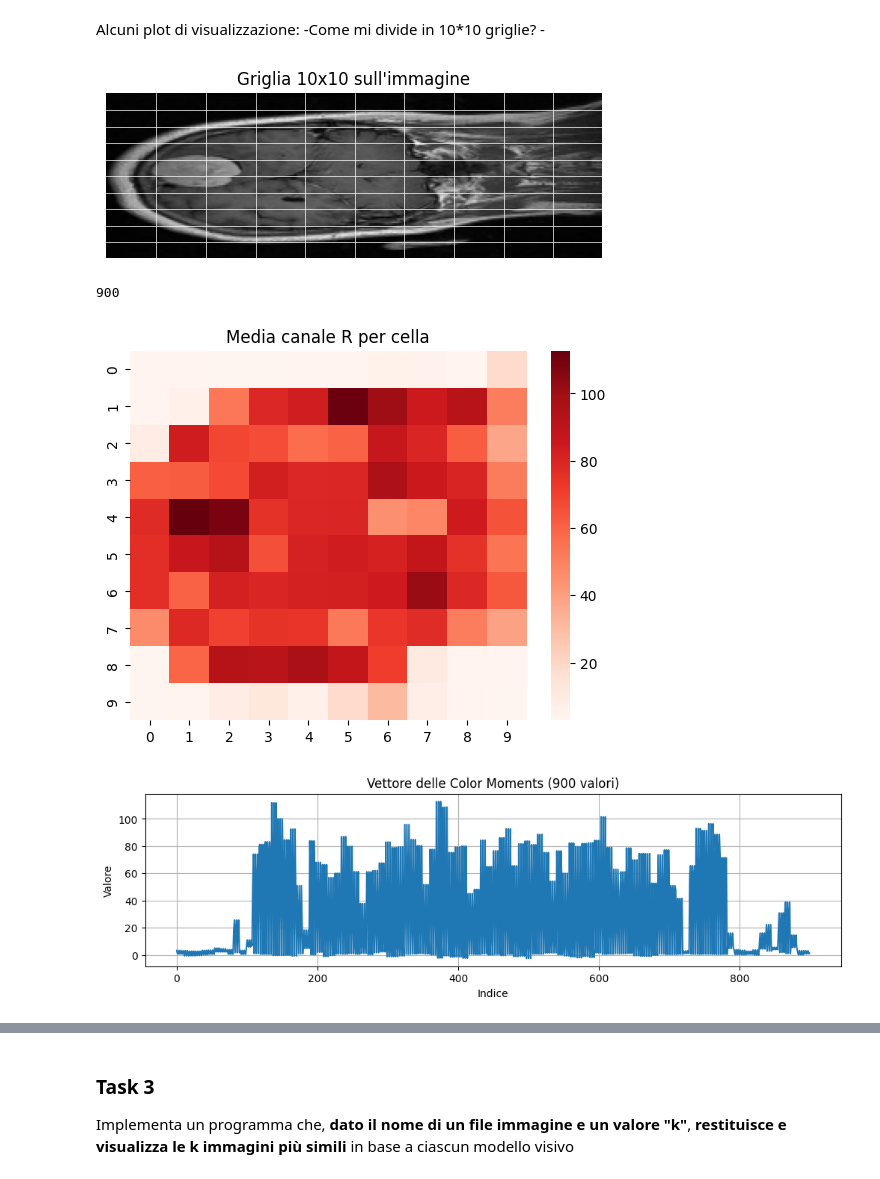
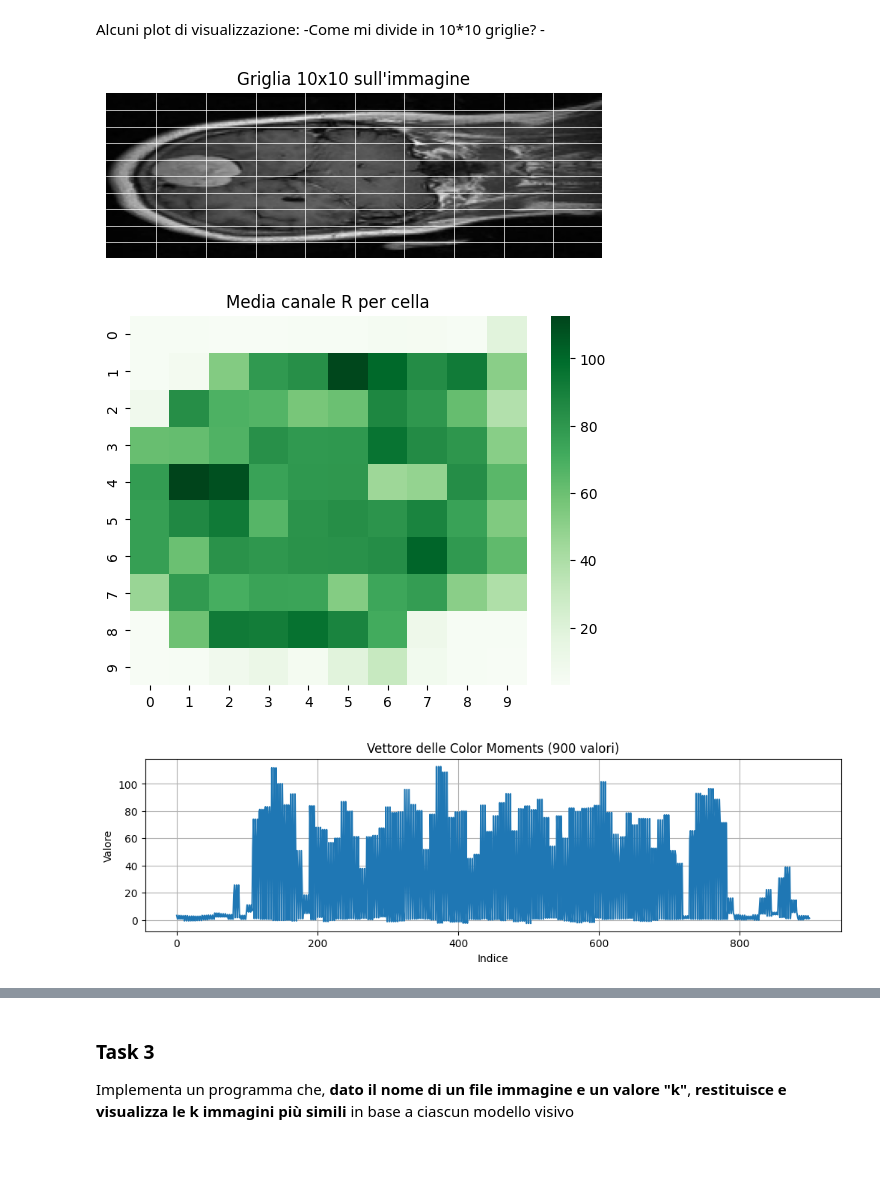
Before and after one commit to Calienn/DBmulti, a Jupyter notebook: Color_moments.ipynb, the cells around one changed output, grey strips where cells are left out. Drawn from its saved outputs; the diff is of its cells as text; code cells hidden in the pictures.

Commit message:
Color moment modifiche

```diff
--- a/Color_moments.ipynb
+++ b/Color_moments.ipynb
@@ -164,6 +164,38 @@ def show_mean_heatmap(img_path):
     plt.title('Mean intensity per cell')
     plt.colorbar(); plt.axis('off')
     plt.show()
+# %%
+def extract_color_moments(img_path):
+    """Estrae Color Moments su una griglia 10x10 da un'immagine."""
+    img = cv2.imread(img_path)
+    if img is None:
+        print(f"[ERRORE] Immagine non trovata: {img_path}")
+        return None
+
+    if len(img.shape) == 2 or img.shape[2] == 1:
+        img = cv2.cvtColor(img, cv2.COLOR_GRAY2BGR)
+
+    img = crop_to_brain(img)
+    img = cv2.resize(img, (300, 100))  # Griglia uniforme
+
+    h, w, _ = img.shape
+    grid_h, grid_w = h // 10, w // 10
+    features = []
+
+    for i in range(10):
+        for j in range(10):
+            cell = img[i*grid_h:(i+1)*grid_h, j*grid_w:(j+1)*grid_w]
+            for channel in range(3):
+                pixels = cell[:, :, channel].flatten()
+                if np.std(pixels) > 0:
+                    mean = np.mean(pixels)
+                    std = np.std(pixels)
+                    sk = skew(pixels)
+                    if np.isnan(sk): sk = 0
+                else:
+                    mean, std, sk = 0, 0, 0
+                features.extend([mean, std, sk])
+    return features
 # %%
 def process_and_save_features(base_folder, subfolders, output_file):
     """Estrae le feature da immagini organizzate in sottocartelle e le salva in un file .npz."""
@@ -199,36 +231,35 @@ if __name__ == "__main__":
     img = cv2.imread(img_path)
     img = cv2.cvtColor(img, cv2.COLOR_BGR2RGB)
     img = crop_to_brain(img)
     img = cv2.resize(img, (300, 100))
 
     fig, ax = plt.subplots()
     ax.imshow(img)
     for i in range(1, 10):
         ax.axhline(i * 10, color='white', linewidth=0.5)
         ax.axvline(i * 30, color='white', linewidth=0.5)
     ax.set_title("Griglia 10x10 sull'immagine")
     plt.axis('off')
     plt.show()
 
     # Heatmap media canale R
     features = extract_color_moments(img_path)
     mean_r = np.array([features[i*9 + 6] for i in range(100)]).reshape(10, 10)
-    sns.heatmap(mean_r, cmap="Reds")
+    sns.heatmap(mean_r, cmap="Greens")
     plt.title("Media canale R per cella")
     plt.show()
 
     # Plot vettore feature completo
     plt.figure(figsize=(12, 3))
     plt.plot(features)
     plt.title("Vettore delle Color Moments (900 valori)")
     plt.xlabel("Indice")
     plt.ylabel("Valore")
     plt.grid(True)
     plt.show()
 # %% [output]
 [figure]
-900
-[figure, old version]
+[figure, new version]
 [figure]
 # %%
 if __name__ == "__main__":
```
Also changed, not shown: parts of 13 cells of this notebook.
